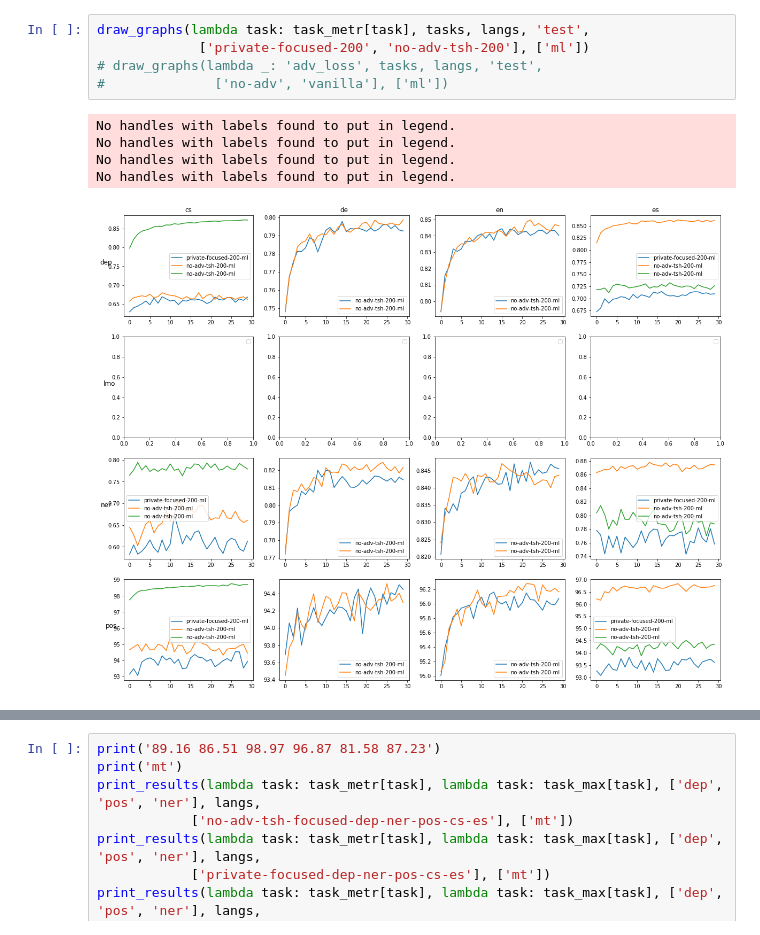
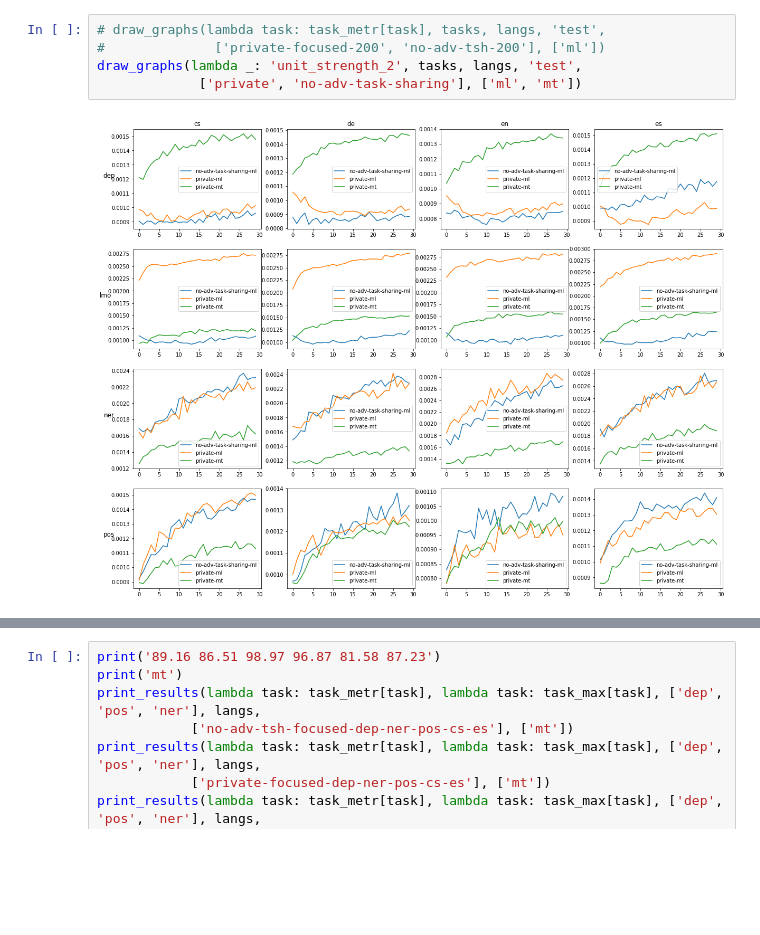
Before and after one commit to matus-pikuliak/crosslingual-parameter-sharing, a Jupyter notebook: results/notebook.ipynb, the cells around one changed output, grey strips where cells are left out. Drawn from its saved outputs; the diff is of its cells as text; blank space fills up the shorter version.

```diff
--- a/results/notebook.ipynb
+++ b/results/notebook.ipynb
@@ -103,12 +104,8 @@ def print_results(metric_func, metric_max_func, tasks, langs, run_codes=None, ru
     print()
 # %%
-draw_graphs(lambda task: task_metr[task], tasks, langs, 'test',
-             ['private-focused-200', 'no-adv-tsh-200'], ['ml'])
-# draw_graphs(lambda _: 'adv_loss', tasks, langs, 'test',
-#              ['no-adv', 'vanilla'], ['ml'])
+# draw_graphs(lambda task: task_metr[task], tasks, langs, 'test',
+#              ['private-focused-200', 'no-adv-tsh-200'], ['ml'])
+draw_graphs(lambda _: 'unit_strength_2', tasks, langs, 'test',
+             ['private', 'no-adv-task-sharing'], ['ml', 'mt'])
 # %% [output]
-No handles with labels found to put in legend.
-No handles with labels found to put in legend.
-No handles with labels found to put in legend.
-No handles with labels found to put in legend.
-[figure, old version]
+[figure, new version]
```
Also changed, not shown: parts of 4 cells of this notebook, 4 other files.
